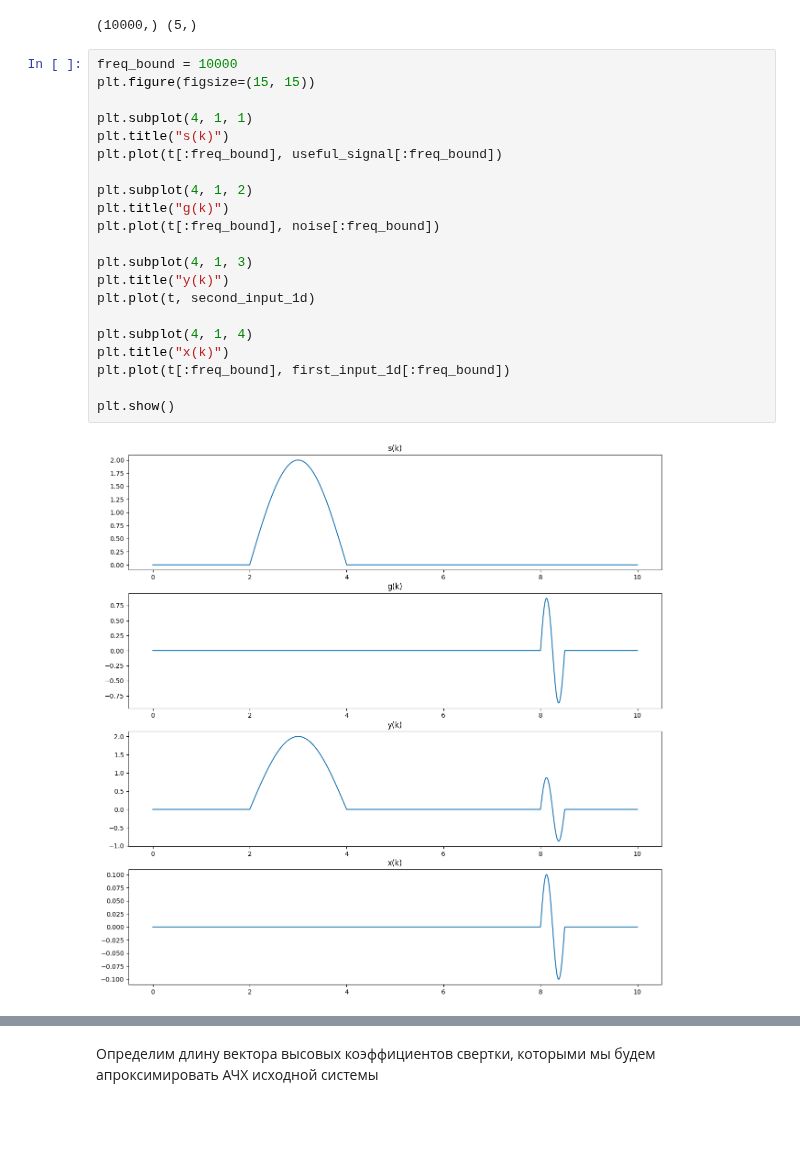
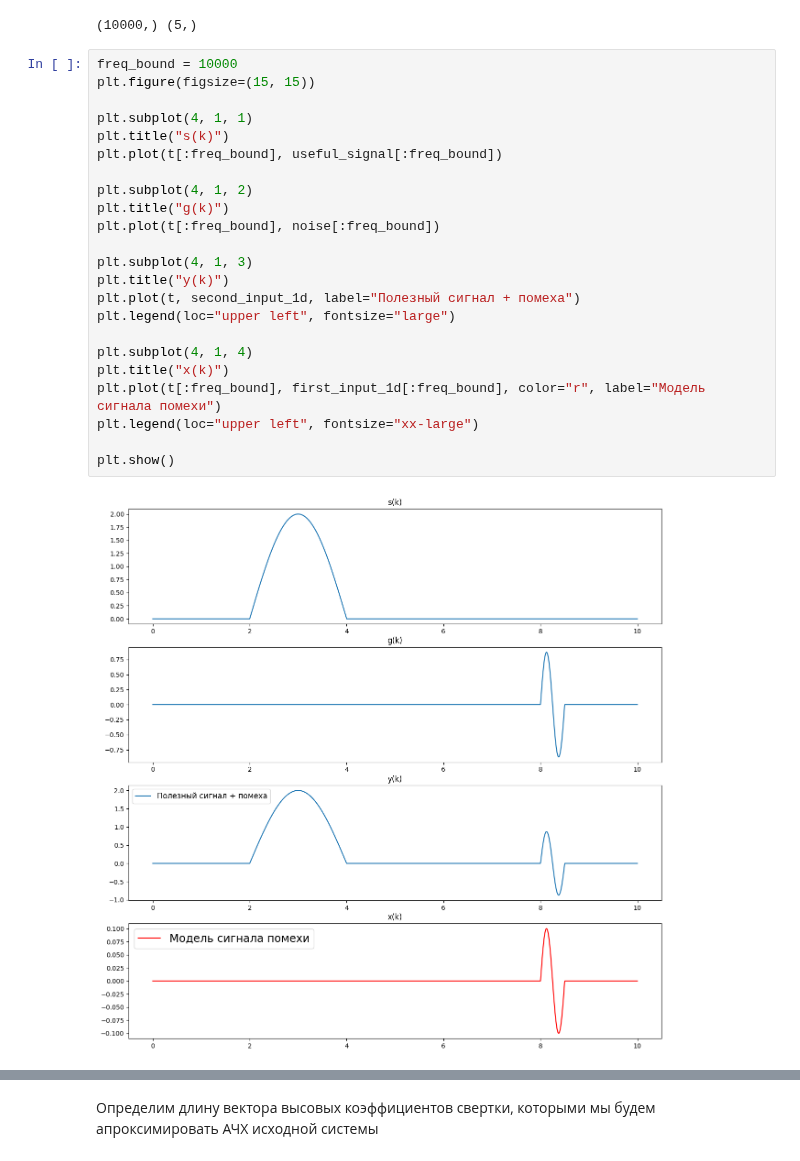
Before and after one commit to dd114/Adaptive-filter-1, a Jupyter notebook: Synthetic-signals3.ipynb, the cells around one changed output, grey strips where cells are left out. Drawn from its saved outputs; the diff is of its cells as text; blank space fills up the shorter version.

```diff
--- a/Synthetic-signals3.ipynb
+++ b/Synthetic-signals3.ipynb
@@ -38,23 +39,25 @@ second_input_1d = useful_signal + noise
 # %%
 freq_bound = 10000
 plt.figure(figsize=(15, 15))
 
 plt.subplot(4, 1, 1)
 plt.title("s(k)")
 plt.plot(t[:freq_bound], useful_signal[:freq_bound])
 
 plt.subplot(4, 1, 2)
 plt.title("g(k)")
 plt.plot(t[:freq_bound], noise[:freq_bound])
 
 plt.subplot(4, 1, 3)
 plt.title("y(k)")
-plt.plot(t, second_input_1d)
+plt.plot(t, second_input_1d, label="Полезный сигнал + помеха")
+plt.legend(loc="upper left", fontsize="large")
 
 plt.subplot(4, 1, 4)
 plt.title("x(k)")
-plt.plot(t[:freq_bound], first_input_1d[:freq_bound])
+plt.plot(t[:freq_bound], first_input_1d[:freq_bound], color="r", label="Модель сигнала помехи")
+plt.legend(loc="upper left", fontsize="xx-large")
 
 plt.show()
 # %% [output]
-[figure, old version]
+[figure, new version]
```
Also changed, not shown: parts of 7 cells of this notebook.
